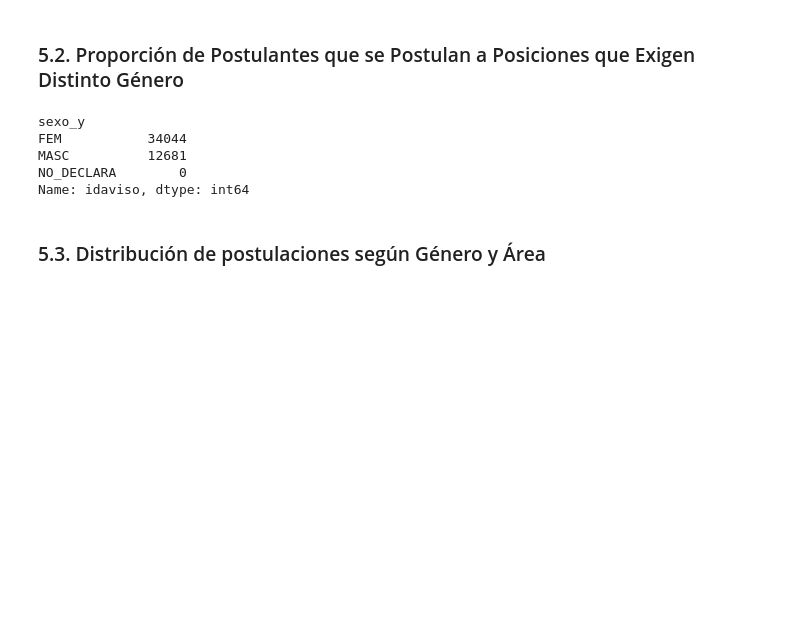
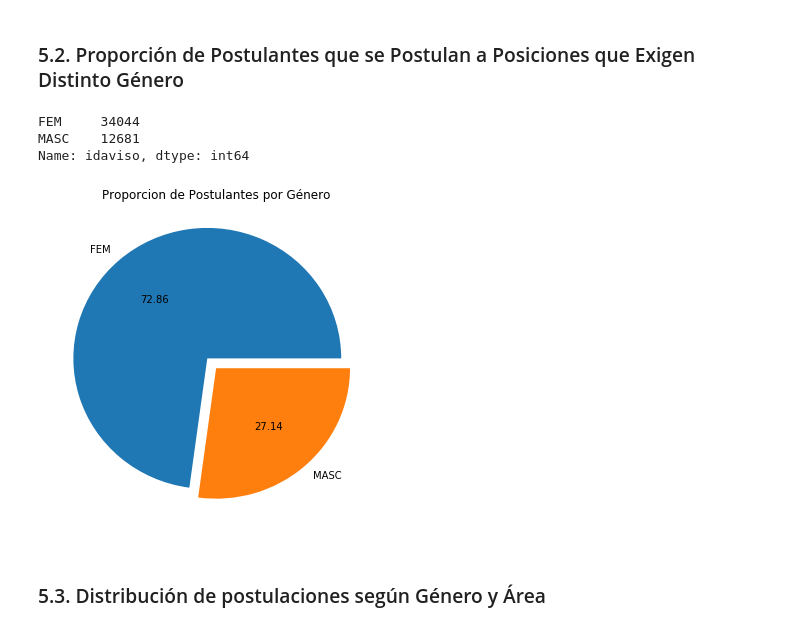
Before and after one commit to PRPablo/dataJobSearches, a Jupyter notebook: exploratoryAnalysis/exploratoryAnalysis.ipynb, the cells around one changed output. Cells and saved outputs as stored; diff of their text form; code cells hidden in the pictures; blank space fills up the shorter version.

```diff
--- a/exploratoryAnalysis/exploratoryAnalysis.ipynb
+++ b/exploratoryAnalysis/exploratoryAnalysis.ipynb
@@ -597,25 +648,39 @@ ax.legend(['Masculino', 'Femenino']);
 # %%
 avisos_detalles_por_sexo = avisos_detalles[avisos_detalles['sexo'].notnull()]
 avisos_detalles_por_sexo = pd.merge(avisos_detalles_por_sexo, postulaciones, on='idaviso', how='inner')
 avisos_detalles_por_sexo = pd.merge(avisos_detalles_por_sexo, postulantes, on='idpostulante', how='inner')
 avisos_detalles_por_sexo.drop(['titulo', 'descripcion', 'ciudad', 'mapacalle', 'denominacion_empresa',\
                               'fechapostulacion', 'weekday', 'dayofweek', 'hora', 'valor_educacion', \
                               'fechanacimiento'], inplace=True, axis=1)
 avisos_detalles_por_sexo = avisos_detalles_por_sexo[avisos_detalles_por_sexo['sexo_x'] != avisos_detalles_por_sexo['sexo_y']]
 avisos_detalles_por_sexo = avisos_detalles_por_sexo[avisos_detalles_por_sexo['sexo_y'] != 'NO_DECLARA']
 avisos_detalles_por_sexo.reset_index(inplace=True)
 avisos_detalles_por_sexo.sort_values('edad', inplace=True)
 avisos_detalles_por_sexo = avisos_detalles_por_sexo[avisos_detalles_por_sexo['edad'].notnull()]
 
-avisos_detalles_por_sexo.groupby('sexo_y')['idaviso'].count()
+avisos_detalles_por_sexo = avisos_detalles_por_sexo.groupby('sexo_y')['idaviso'].count().reset_index()
+avisos_detalles_por_sexo.set_index('sexo_y', inplace=True)
+avisos_detalles_por_sexo.index.name = None
+avisos_detalles_por_sexo.drop('NO_DECLARA', inplace=True)
+avisos_detalles_por_sexo.rename({'idaviso': 'Cantidad de Postulaciones'}, inplace=True)
+# avisos_detalles_por_sexo.reset_index(inplace=True)
+# avisos_detalles_por_sexo.rename({'index': 'Género'}, inplace=True)
+avisos_detalles_por_sexo = avisos_detalles_por_sexo['idaviso']
+
+ax = plt.gca()
+pie = avisos_detalles_por_sexo.plot(kind='pie', figsize=(6,6), autopct='%.2f', title="Proporcion de Postulantes por Género", explode=(0.1,0))
+ax.set_xlabel('');
+ax.set_ylabel('');
+
+avisos_detalles_por_sexo
+
 # Hay muchas mujeres que se postulan a posiciones que especifican "masculino", y menos hombres que se postulan a posiciones
 # que especifican "femenino", pero también, hay muchos más avisos que especifican "masculino".
 # %% [output]
-sexo_y
-FEM           34044
-MASC          12681
-NO_DECLARA        0
+FEM     34044
+MASC    12681
 Name: idaviso, dtype: int64
+[figure, added]
 # %% [markdown]
 ### 5.3. Distribución de postulaciones según Género y Área
 # %%
```
Also changed, not shown: parts of 5 cells of this notebook.
